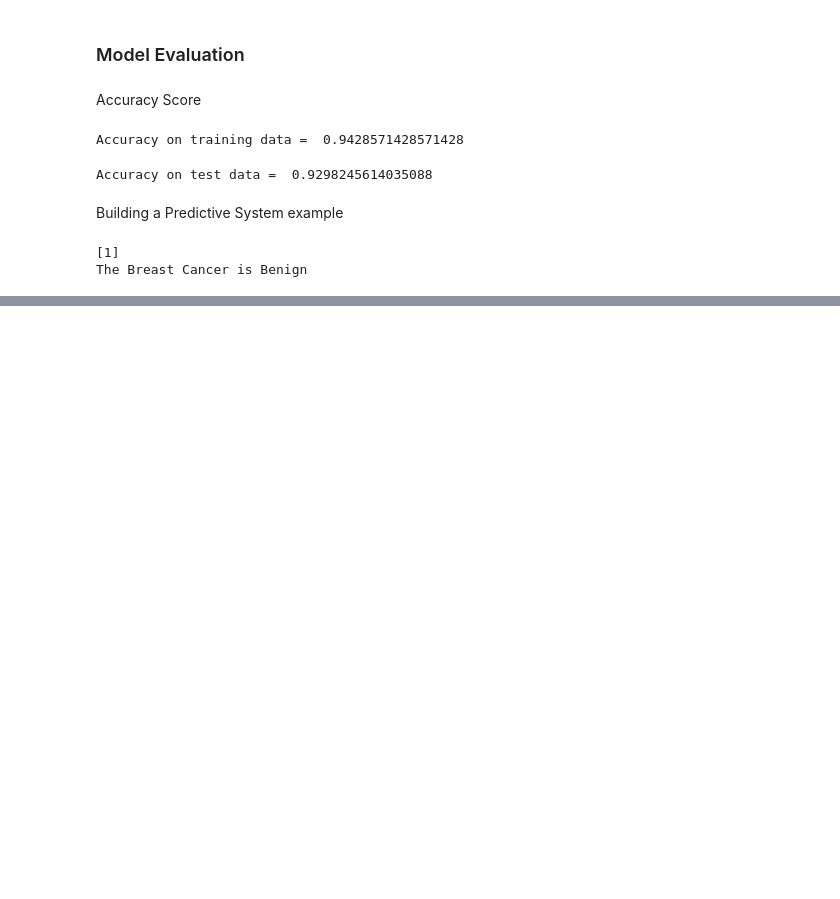
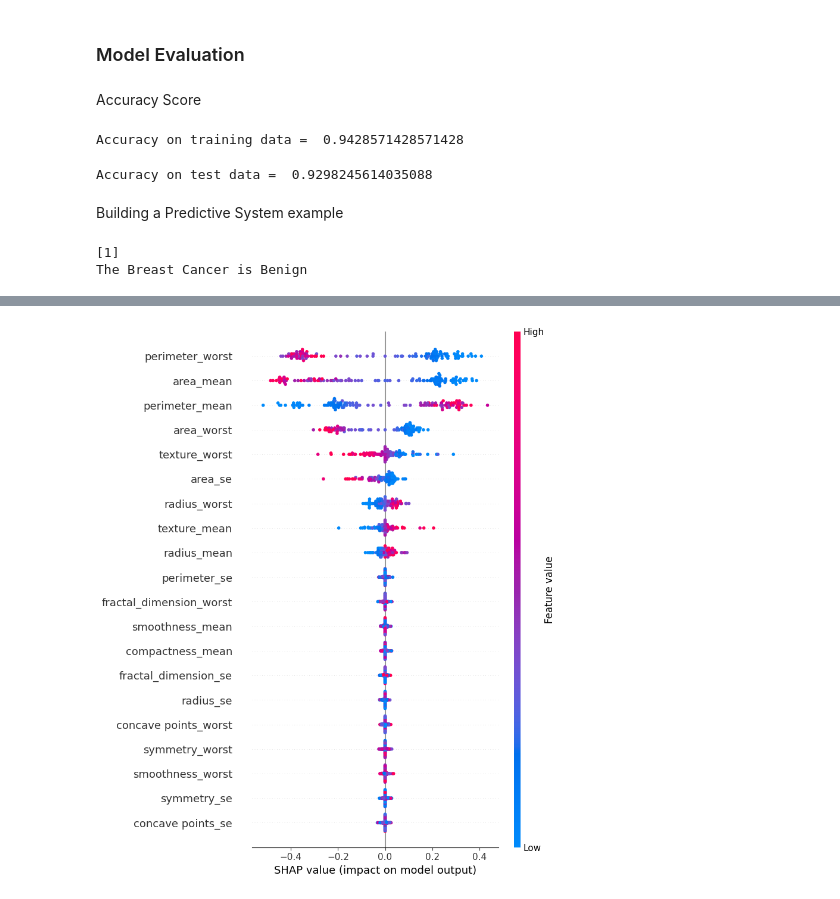
Before and after one commit to hamza-elesi/Breast-Cancer-prediction, a Jupyter notebook: Breast_Cancer_Classification_using_Machine_Learning.ipynb, the cells around one changed output, grey strips where cells are left out. Saved outputs shown, nothing was run; the diff lists cells and outputs as text; code cells hidden in the pictures; blank space fills up the shorter version.

```diff
--- a/Breast_Cancer_Classification_using_Machine_Learning.ipynb
+++ b/Breast_Cancer_Classification_using_Machine_Learning.ipynb
@@ -327,0 +414,9 @@ The Breast Cancer is Benign
+# %%
+X_train_summary = shap.kmeans(X_train, 10)  # Summarize with 10 clusters
+explainer_2 = shap.KernelExplainer(model.predict, X_train_summary)
+# %%
+shap_values = explainer_2.shap_values(X_test, nsamples='auto')  # 'auto' lets SHAP decide the number of samples
+# %%
+shap.summary_plot(shap_values, X_test, feature_names=X_test.columns)
+# %% [output]
+[figure, added]
```
Also changed, not shown: parts of 8 cells of this notebook.
